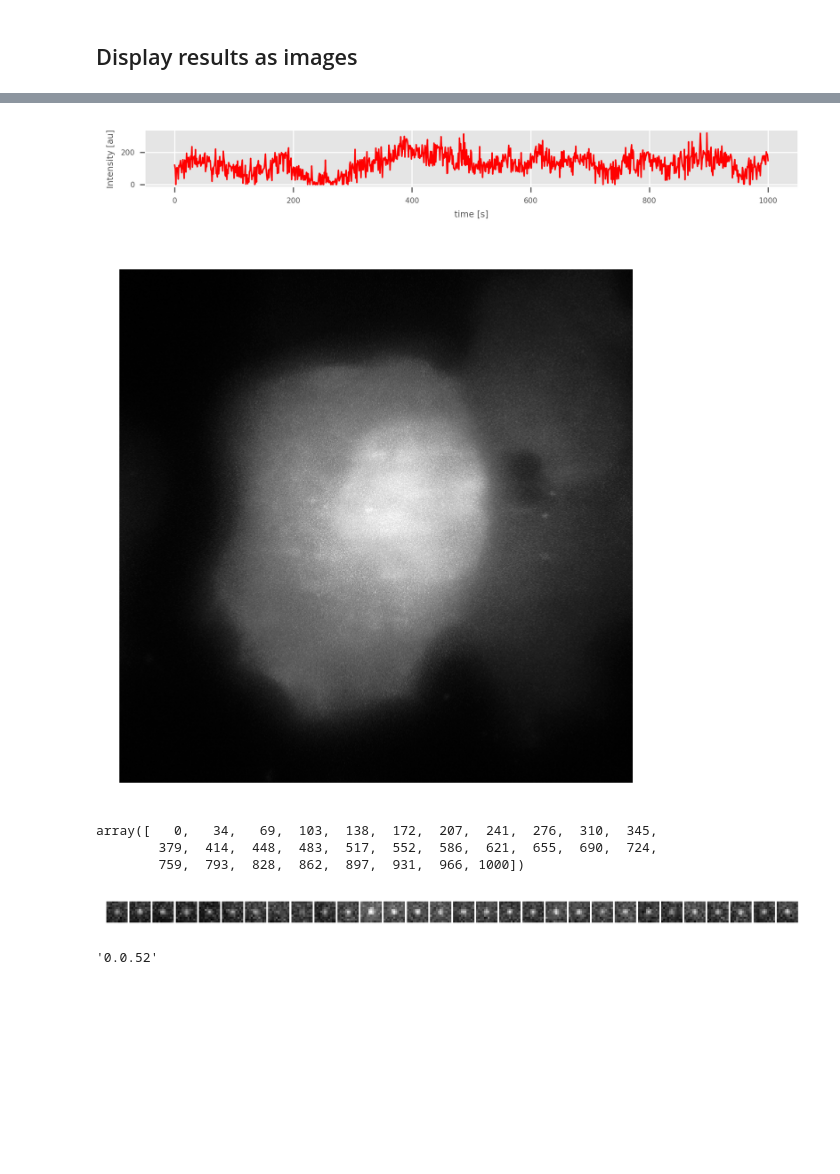
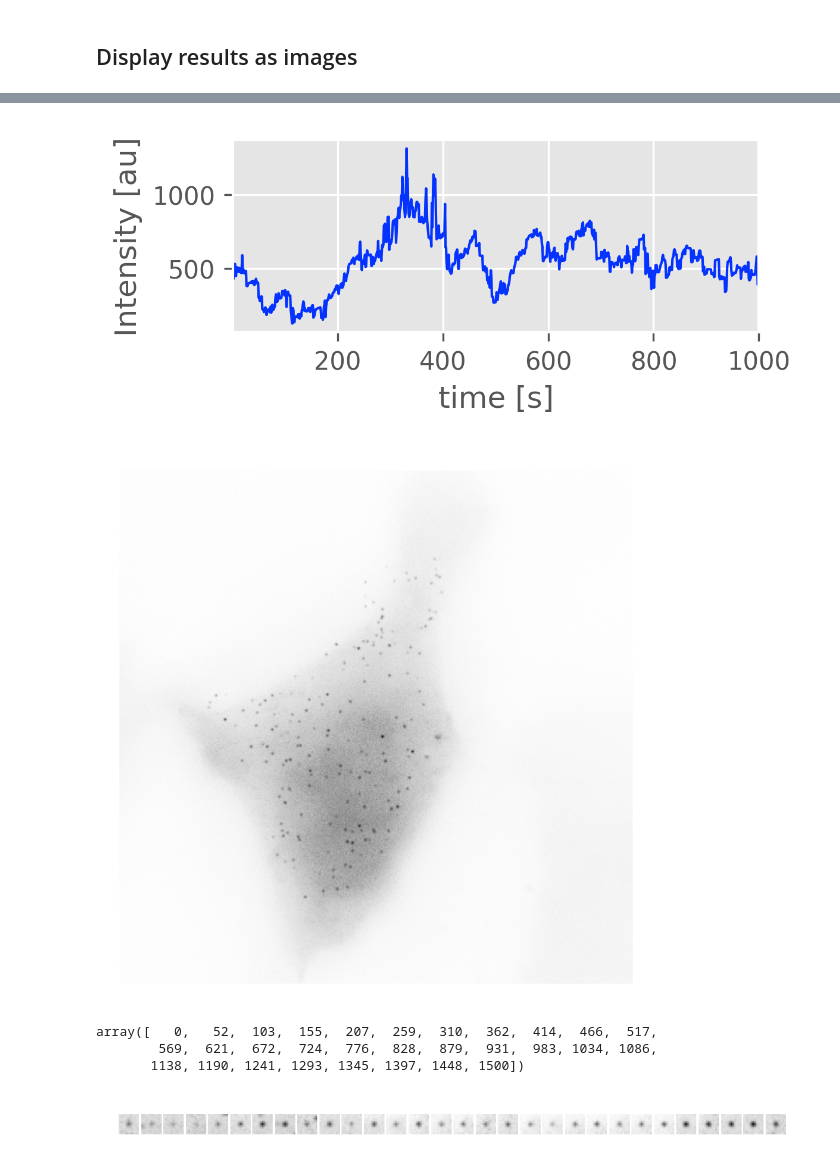
Before and after one commit to MunskyGroup/rsnaped, a Jupyter notebook: notebooks/Paper_Figures/Figure_simulated_trajectories.ipynb, the cells around one changed output, grey strips where cells are left out. Drawn from its saved outputs; the diff is of its cells as text; code cells hidden in the pictures; blank space fills up the shorter version.

```diff
--- a/notebooks/Paper_Figures/Figure_simulated_trajectories.ipynb
+++ b/notebooks/Paper_Figures/Figure_simulated_trajectories.ipynb
@@ -92,9 +100,9 @@ fig_size = (2.5, 2.5)
 # %%
 # These are the parameters that need to be tested.
 number_of_simulated_cells = 1 # PLEASE TEST MIN 1 MAX 10
-number_spots_per_cell = 1     # PLEASE TEST MIN 5 MAX 200
-simulation_time_in_sec = 1001     # PLEASE TEST MIN 10 MAX 100
-diffusion_coefficient = 0.7    # PLEASE TEST MIN 0.1 MAX 2
+number_spots_per_cell = 20     # PLEASE TEST MIN 5 MAX 200
+simulation_time_in_sec = 1501     # PLEASE TEST MIN 10 MAX 100
+diffusion_coefficient = 0.5    # PLEASE TEST MIN 0.1 MAX 2
 # %%
 intensity_calculation_method = 'disk_donut'  # options are : 'total_intensity' and 'disk_donut' 'gaussian_fit'
 mask_selection_method = 'max_area' # options are : 'max_spots' and 'max_area'
@@ -103,5 +111,5 @@ frame_selection_empty_video = 'shuffle' # Options are: 'constant' , 'shuffle' an
 # %%
-particle_size = 7 # spot size for the simulation and tracking.
+particle_size = 5 # spot size for the simulation and tracking.
 elongation_rate = 10
 initiation_rate = 0.03
 # %%
@@ -147,7 +155,7 @@ def rsnapsim_ssa(gene_file,ke,ki,frames=300,frame_rate=1,n_traj=20):
 # %% [markdown]
 ## Running the simulations
 # %%
-def fun_simulated_cells(current_dir, video_dir,ke=3,ki=0.03,gene_file =None, trajectories_dir=None, number_of_simulated_cells=3,number_spots_per_cell=80,simulation_time_in_sec =100,step_size_in_sec=1,particle_size=5, diffusion_coefficient =1,path_to_rSNAPsim= None, path_to_save_output='temp',intensity_calculation_method='gaussian_fit',frame_selection_empty_video=frame_selection_empty_video):
+def fun_simulated_cells(current_dir, video_dir,masks_dir=None,ke=3,ki=0.03,gene_file =None, trajectories_dir=None, number_of_simulated_cells=3,number_spots_per_cell=80,simulation_time_in_sec =100,step_size_in_sec=1,particle_size=5, diffusion_coefficient =1,path_to_rSNAPsim= None, path_to_save_output='temp',intensity_calculation_method='gaussian_fit',frame_selection_empty_video=frame_selection_empty_video):
     spot_size = particle_size
     spot_sigma = 1
     # Code that creates the folder to store results.
@@ -169,7 +177,7 @@ def fun_simulated_cells(current_dir, video_dir,ke=3,ki=0.03,gene_file =None, tra
         path_files = [ str(video_dir.joinpath(f).resolve()) for f in list_files_names ] # creating the complete path for each file
 
 
-        selected_video = 7
+        selected_video = 2
 
         video_path = path_files[selected_video]
         video = imread(video_path)
@@ -178,6 +186,12 @@ def fun_simulated_cells(current_dir, video_dir,ke=3,ki=0.03,gene_file =None, tra
         video = video//2
 
         empty_videos = video
+
+        # Loading the mask image
+        if not (masks_dir is None):
+            mask_image=imread(masks_dir.joinpath('mask_cell_shape_'+str(selected_video)+'.tif'))
+        else:
+            mask_image=None
 
         counter +=1
         if counter>=len(path_files):
@@ -201,13 +215,13 @@ def fun_simulated_cells(current_dir, video_dir,ke=3,ki=0.03,gene_file =None, tra
         #simulated_trajectories_ch0 = None
         # Running the cell simulation
         saved_file_name = str(save_to_path.joinpath('sim_cell_'+str(cell_number)))
-        tensor_video , spot_positions_movement, DataFrame_particles_intensities = rsp.SimulatedCell( base_video=video, number_spots = number_spots_per_cell, number_frames=simulation_time_in_sec, step_size=step_size_in_sec, diffusion_coefficient =diffusion_coefficient, simulated_trajectories_ch0=simulated_trajectories_ch0, size_spot_ch0=spot_size, spot_sigma_ch0=spot_sigma, simulated_trajectories_ch1=simulated_trajectories_ch1, size_spot_ch1=spot_size, spot_sigma_ch1=spot_sigma, simulated_trajectories_ch2=simulated_trajectories_ch2, size_spot_ch2=spot_size, spot_sigma_ch2=spot_sigma, ignore_ch0=0,ignore_ch1=0, ignore_ch2=1,save_as_tif_uint8=0,save_as_tif =1,save_as_gif=0, save_dataframe=1, saved_file_name=saved_file_name,create_temp_folder = False, intensity_calculation_method=intensity_calculation_method,perform_video_augmentation=0,frame_selection_empty_video=frame_selection_empty_video ,intensity_scale_ch0 = intensity_scale_ch0,intensity_scale_ch1 = intensity_scale_ch1,intensity_scale_ch2 = intensity_scale_ch2).make_simulation()
+        tensor_video , spot_positions_movement, DataFrame_particles_intensities = rsp.SimulatedCell( base_video=video, mask_image=mask_image, number_spots = number_spots_per_cell, number_frames=simulation_time_in_sec, step_size=step_size_in_sec, diffusion_coefficient =diffusion_coefficient, simulated_trajectories_ch0=simulated_trajectories_ch0, size_spot_ch0=spot_size, spot_sigma_ch0=spot_sigma, simulated_trajectories_ch1=simulated_trajectories_ch1, size_spot_ch1=spot_size, spot_sigma_ch1=spot_sigma, simulated_trajectories_ch2=simulated_trajectories_ch2, size_spot_ch2=spot_size, spot_sigma_ch2=spot_sigma, ignore_ch0=0,ignore_ch1=0, ignore_ch2=1,save_as_tif_uint8=0,save_as_tif =1,save_as_gif=0, save_dataframe=1, saved_file_name=saved_file_name,create_temp_folder = False, intensity_calculation_method=intensity_calculation_method,perform_video_augmentation=0,frame_selection_empty_video=frame_selection_empty_video ,intensity_scale_ch0 = intensity_scale_ch0,intensity_scale_ch1 = intensity_scale_ch1,intensity_scale_ch2 = intensity_scale_ch2).make_simulation()
         #print ('The results are saved in folder: ', saved_file_name)
     return save_to_path, simulated_trajectories_ch0, simulated_trajectories_ch1, simulated_trajectories_ch2, empty_videos
 # %%
 # running the simulation
 start = timer()
-output_directory_name, simulated_trajectories_ch0, simulated_trajectories_ch1, simulated_trajectories_ch2, empty_videos = fun_simulated_cells(current_dir,video_dir,ke=elongation_rate, ki=initiation_rate,trajectories_dir=None,gene_file= gene_file, number_of_simulated_cells=number_of_simulated_cells,number_spots_per_cell=number_spots_per_cell,simulation_time_in_sec =simulation_time_in_sec,step_size_in_sec=1,particle_size=particle_size, diffusion_coefficient=diffusion_coefficient,path_to_rSNAPsim= None,intensity_calculation_method=intensity_calculation_method,frame_selection_empty_video=frame_selection_empty_video)
+output_directory_name, simulated_trajectories_ch0, simulated_trajectories_ch1, simulated_trajectories_ch2, empty_videos = fun_simulated_cells(current_dir,video_dir,masks_dir=masks_dir,ke=elongation_rate, ki=initiation_rate,trajectories_dir=None,gene_file= gene_file, number_of_simulated_cells=number_of_simulated_cells,number_spots_per_cell=number_spots_per_cell,simulation_time_in_sec =simulation_time_in_sec,step_size_in_sec=1,particle_size=particle_size, diffusion_coefficient=diffusion_coefficient,path_to_rSNAPsim= None,intensity_calculation_method=intensity_calculation_method,frame_selection_empty_video=frame_selection_empty_video)
 end = timer()
 print('Time to generate simulated data:',round(end - start), ' sec')
 # %% [output]
@@ -265,17 +282,20 @@ plt.show()
 # %%
 file_name = str(output_directory_name.joinpath('sim_cell_0_df.csv'))
 df_intensities_real = pd.read_csv(file_name)
 intensity_values_in_image_trajectory = df_intensities_real[df_intensities_real['particle'] ==selected_trajectory].green_int_mean.values
 
-plt.figure(figsize=(8,0.7),dpi=300)
-plt.plot(intensity_values_in_image_trajectory,color='r')
-name_figure = 'SSA_in_cell.png'
+#plt.figure(figsize=(8,0.7),dpi=300)
+plt.figure(figsize=(3.8,1.4),dpi=300)
+
+plt.plot(intensity_values_in_image_trajectory,color='#0432ff')
+name_figure = name_files+'_SSA_in_cell.png'
 figure_directory = str(dropbox_address.joinpath(name_figure ) )
-plt.ylabel('Intensity [au]', fontsize=6)
-plt.xlabel('time [s]', fontsize=6)
+plt.ylabel('Intensity [au]', fontsize=12)
+plt.xlim((1, 1000))
+plt.xlabel('time [s]', fontsize=12)
 plt.savefig(figure_directory, transparent=False,dpi=300, bbox_inches = "tight")
 # %% [output]
-[figure, old version]
+[figure, new version]
 # %%
 import matplotlib.pyplot as plt
 plt.style.use('default')
@@ -351,35 +372,37 @@ fig_size = (2.5,2.5)
 plt.figure(figsize=fig_size,dpi=300)
 selected_timePoint = 0
 channel = 1
-plt.imshow(list_videos[0][selected_timePoint,:,:,channel],cmap='Greys_r')
+plt.imshow(list_videos[0][selected_timePoint,:,:,channel],cmap='Greys')
 plt.axis('off')
 #plt.title('Simulated cell' , size=16)
 #plt.ylabel('count', size=16)
 #plt.xlabel('SNR', size=16)
-name_figure = 'simulated_cell_for_crops.png'
-figure_directory = str(dropbox_address.joinpath(name_figure ) )
+name_figure = name_files+'_simulated_cell_for_crops.png'
+figure_directory = str(output_dir.joinpath(name_figure ) )
 
 plt.tight_layout()
 plt.savefig(figure_directory, transparent=True,dpi=300)
 plt.show()
 # %% [output]
-[figure, old version]
+[figure, new version]
 # %%
 ncrops = 30
 
 time_vector = np.round(np.linspace(0,simulation_time_in_sec-1,ncrops)).astype(int)
 time_vector
 # %% [output]
-array([   0,   34,   69,  103,  138,  172,  207,  241,  276,  310,  345,
-        379,  414,  448,  483,  517,  552,  586,  621,  655,  690,  724,
-        759,  793,  828,  862,  897,  931,  966, 1000])
+array([   0,   52,  103,  155,  207,  259,  310,  362,  414,  466,  517,
+        569,  621,  672,  724,  776,  828,  879,  931,  983, 1034, 1086,
+       1138, 1190, 1241, 1293, 1345, 1397, 1448, 1500])
 # %%
 
 # plotting
 
 channel = 0
 
-fig, axes = plt.subplots(nrows=1, ncols=ncrops, figsize=(7, 2))
+#fig, axes = plt.subplots(nrows=1, ncols=ncrops, figsize=(7, 2))
+fig, axes = plt.subplots(nrows=1, ncols=ncrops, figsize=(3.8, 0.5))
+
 disk_size = 5
 
 max_val=[]
@@ -398,24 +421,19 @@ for i in range(0, ncrops):
     x_pos = x_loc[0,time_vector[i] ].astype(int)
     crop_img= list_videos[0][time_vector[i], y_pos-(disk_size): y_pos+(disk_size+1) , x_pos-(disk_size):x_pos+(disk_size+1),  channel ]
 
-    axes[i].imshow(crop_img,cmap='Greys_r', vmin=min(min_val), vmax=max(max_val))
+    axes[i].imshow(crop_img,cmap='Greys', vmin=min(min_val), vmax=max(max_val))
     axes[i].axis('off')
 
 #axes[2].hist(SNR_b_flat,bins=60,density=True, stacked=True, color='cyan' )
 #axes[2].set(title='Image')
 #axes[2].set(xlabel='intensities (au)')
 #axes[2].set(ylabel='count')
-name_figure = 'crops.png'
-figure_directory = str(dropbox_address.joinpath(name_figure ) )
+name_figure = name_files+'_crops.png'
+figure_directory = str(output_dir.joinpath(name_figure ) )
 
 plt.tight_layout()
 plt.subplots_adjust(wspace=0.1, hspace=0)
 plt.savefig(figure_directory, transparent=True,dpi=300)
 plt.show()
 # %% [output]
-[figure, old version]
+[figure, new version]
-# %%
-import rsnapsim
-rsnapsim.__version__
-# %% [output]
-'0.0.52'
```
Also changed, not shown: parts of 18 cells of this notebook, 8 other files.
